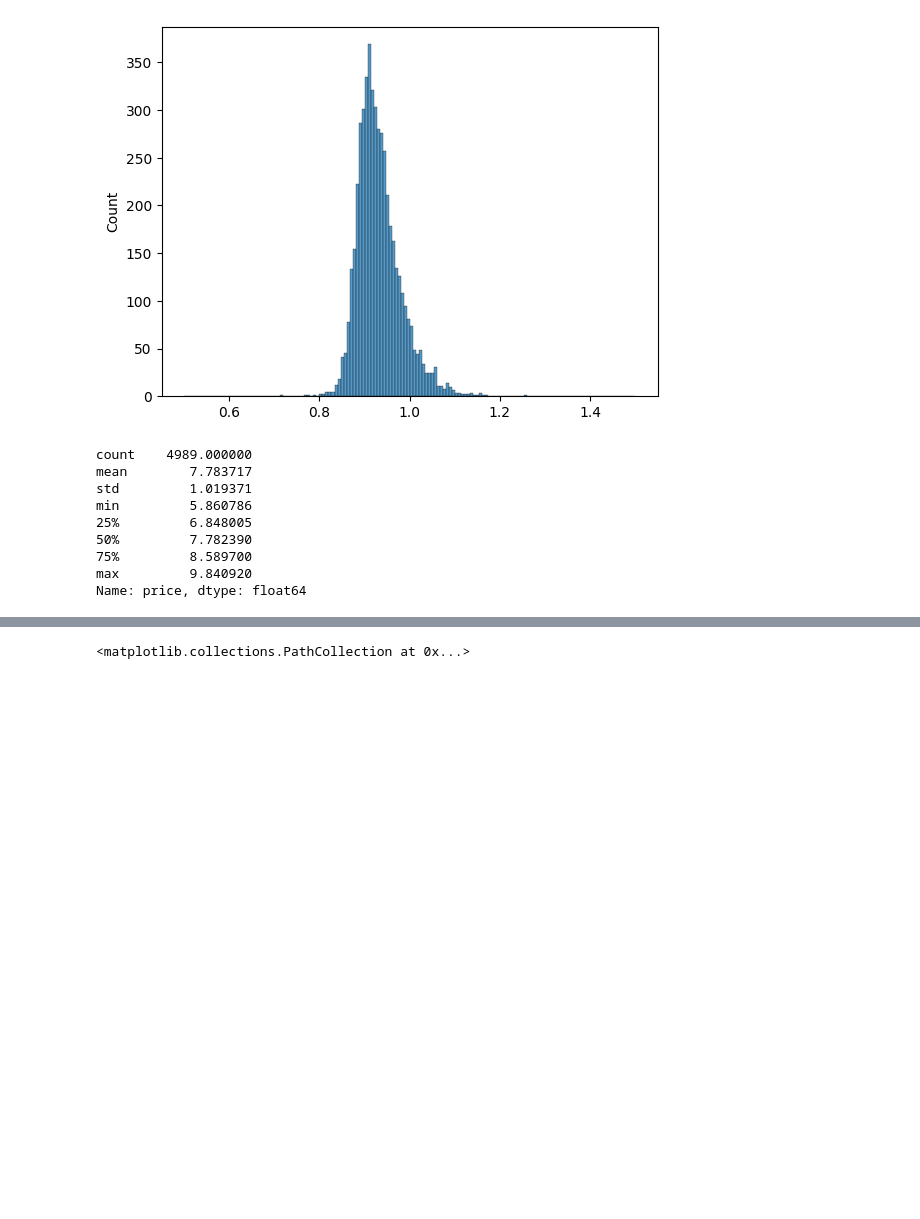
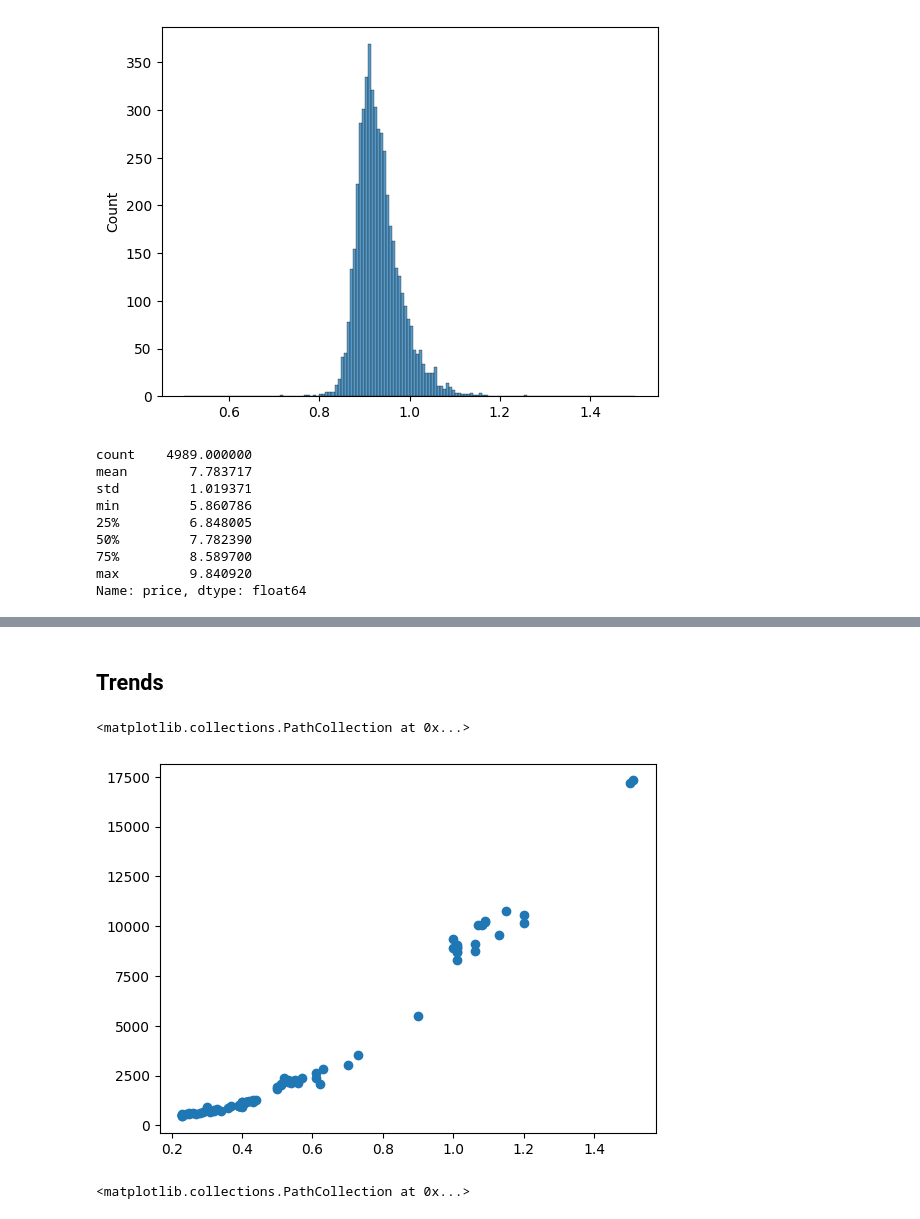
Before and after one commit to matiasleoni/diamonds-assignment, a Jupyter notebook: challenge1/main.ipynb, the cells around one changed output, grey strips where cells are left out. Saved outputs shown, nothing was run; the diff lists cells and outputs as text; code cells hidden in the pictures; blank space fills up the shorter version.

```diff
--- a/challenge1/main.ipynb
+++ b/challenge1/main.ipynb
@@ -91,3 +151,0 @@ len(data[(data['z']>0) & (data['price']>0)]), len(data)
-# %%
-data2 = data[(data['z']>0) & (data['price']>0)].reset_index(drop= True)
-data2.tail()
@@ -140,17 +154,10 @@ cath_columns
 # %%
+data_enc = data.copy()
 
-#from sklearn.preprocessing import LabelEncoder
+myenc = OrdinalEncoder(categories = list(ordered_cathegories.values()))
 
-myenc = OrdinalEncoder(categories = ordered_cathegories)
-#myenc = OrdinalEncoder()
+myenc.fit(data[cath_columns])
 
-#myenc = {}
-#for column in cath_columns:
-#  myenc[column] = LabelEncoder()
-#
-#  data2[column] = myenc[column].fit_transform(data2[column])
-
-myenc.fit(data2[cath_columns])
-
-data2[cath_columns] = myenc.transform(X=data2[cath_columns])#, columns = cath_columns)
+data_enc[cath_columns] = myenc.transform(X=data_enc[cath_columns])#, columns = cath_columns)
+#data_enc[num_columns] = data[num_columns]
 #data2[cath_columns] = pd.DataFrame(myenc.transform(X=data2[cath_columns]), columns = cath_columns)
@@ -248,3 +267,12 @@ Name: price, dtype: float64
+# %% [markdown]
+## Trends
+# %%
+X_ = data2[(data2['color']==2)&(data2['clarity']==2)]['carat']
+Y_ = data2[(data2['color']==2)&(data2['clarity']==2)]['price']
+plt.scatter(X_, Y_)
+# %% [output]
+<matplotlib.collections.PathCollection at 0x...>
+[figure, added]
 # %%
 #plt.xlim(-1.9,-1.7)
 plt.scatter(x= np.log(data2['x']*data2['y']*data2['z']/((data2['x']**2+data2['y']**2+data2['z']**2)**0)), y = np.log(data2['price']), c = data2['color'], marker = '.')
```
Also changed, not shown: parts of 32 cells of this notebook.
